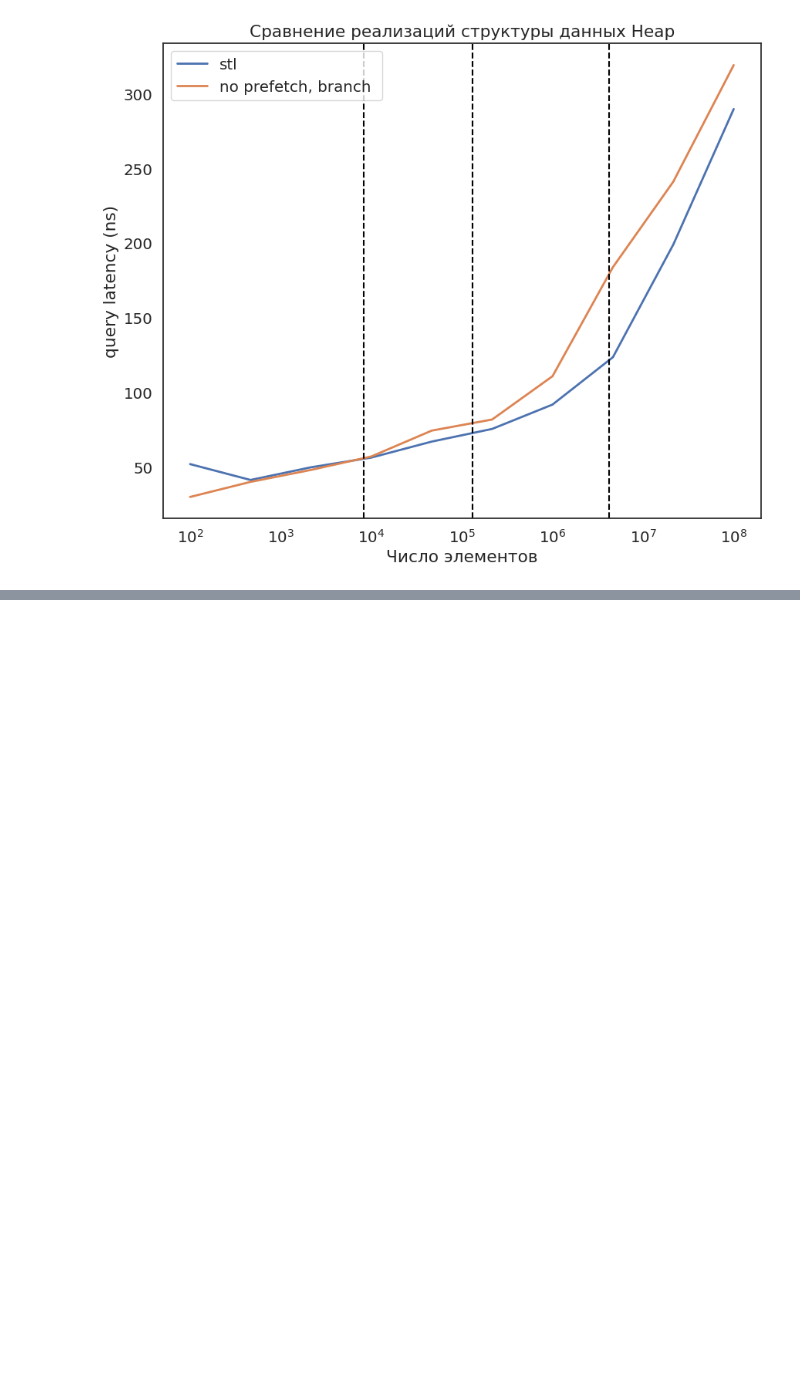
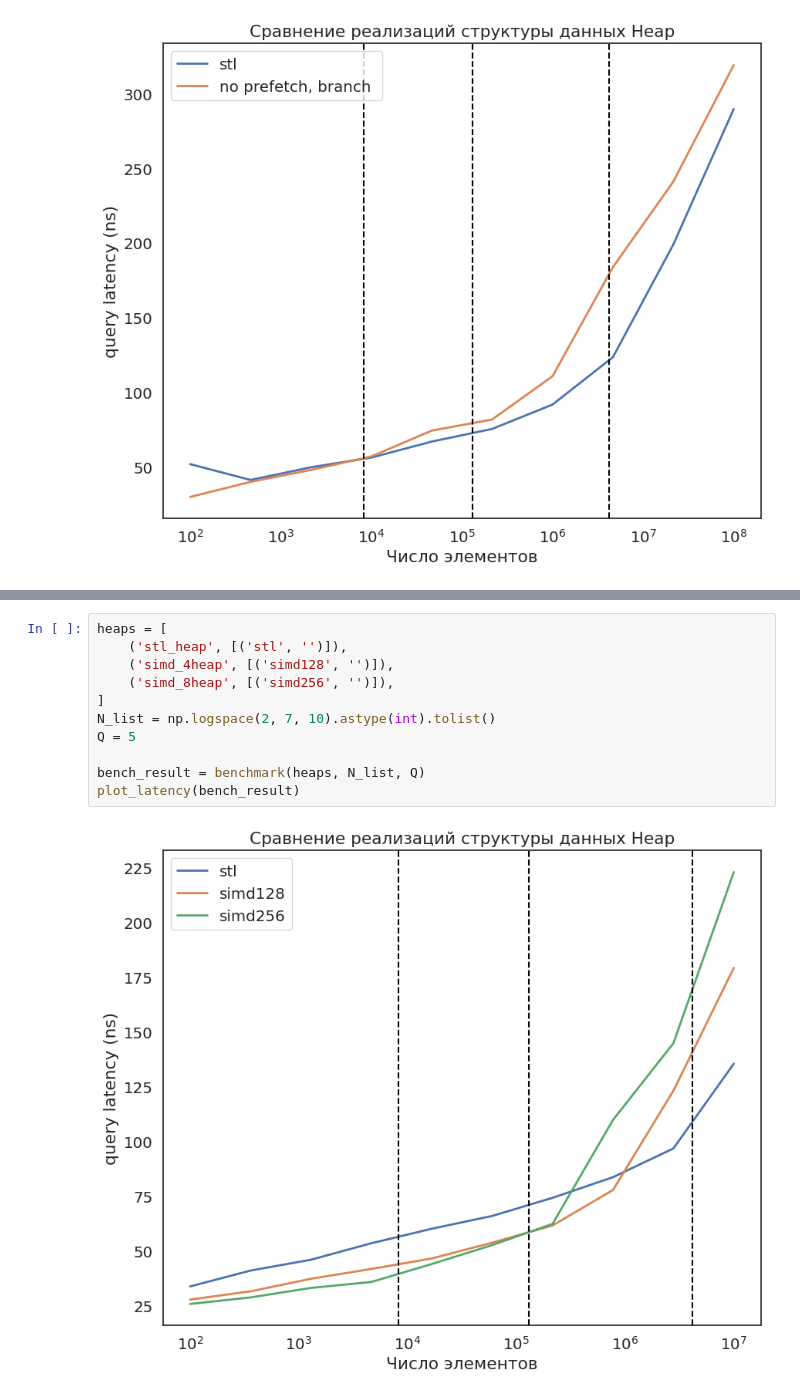
Before and after one commit to maxgaponov/fast-heaps, a Jupyter notebook: benchmark.ipynb, the cells around one changed output, grey strips where cells are left out. Saved outputs shown, nothing was run; the diff lists cells and outputs as text; blank space fills up the shorter version.

```diff
--- a/benchmark.ipynb
+++ b/benchmark.ipynb
@@ -163,0 +176,13 @@ plot_latency(bench_result)
+# %%
+heaps = [
+    ('stl_heap', [('stl', '')]),
+    ('simd_4heap', [('simd128', '')]),
+    ('simd_8heap', [('simd256', '')]),
+]
+N_list = np.logspace(2, 7, 10).astype(int).tolist()
+Q = 5
+
+bench_result = benchmark(heaps, N_list, Q)
+plot_latency(bench_result)
+# %% [output]
+[figure, added]
```
Also changed, not shown: parts of 1 cell of this notebook, 2 other files.
